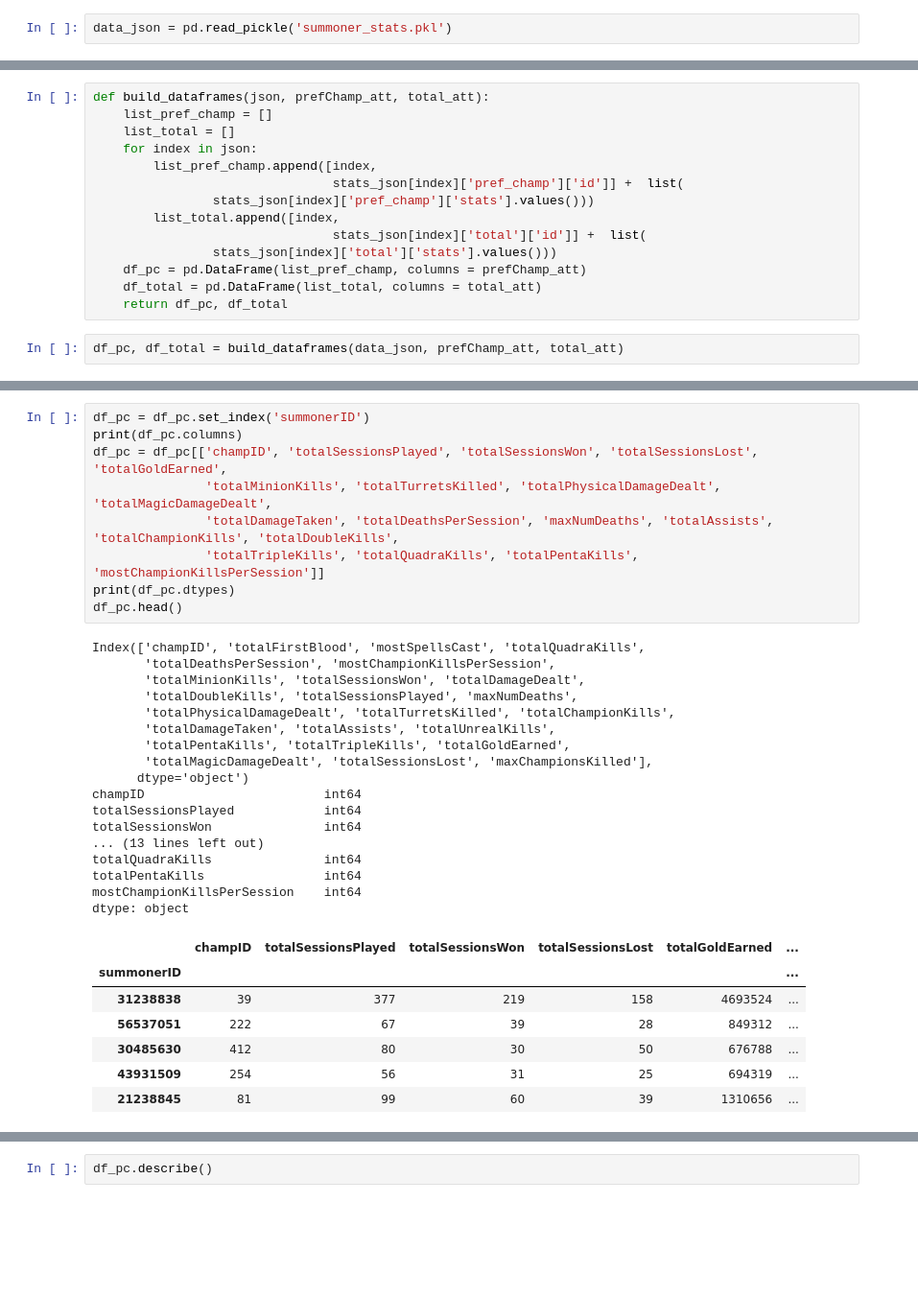
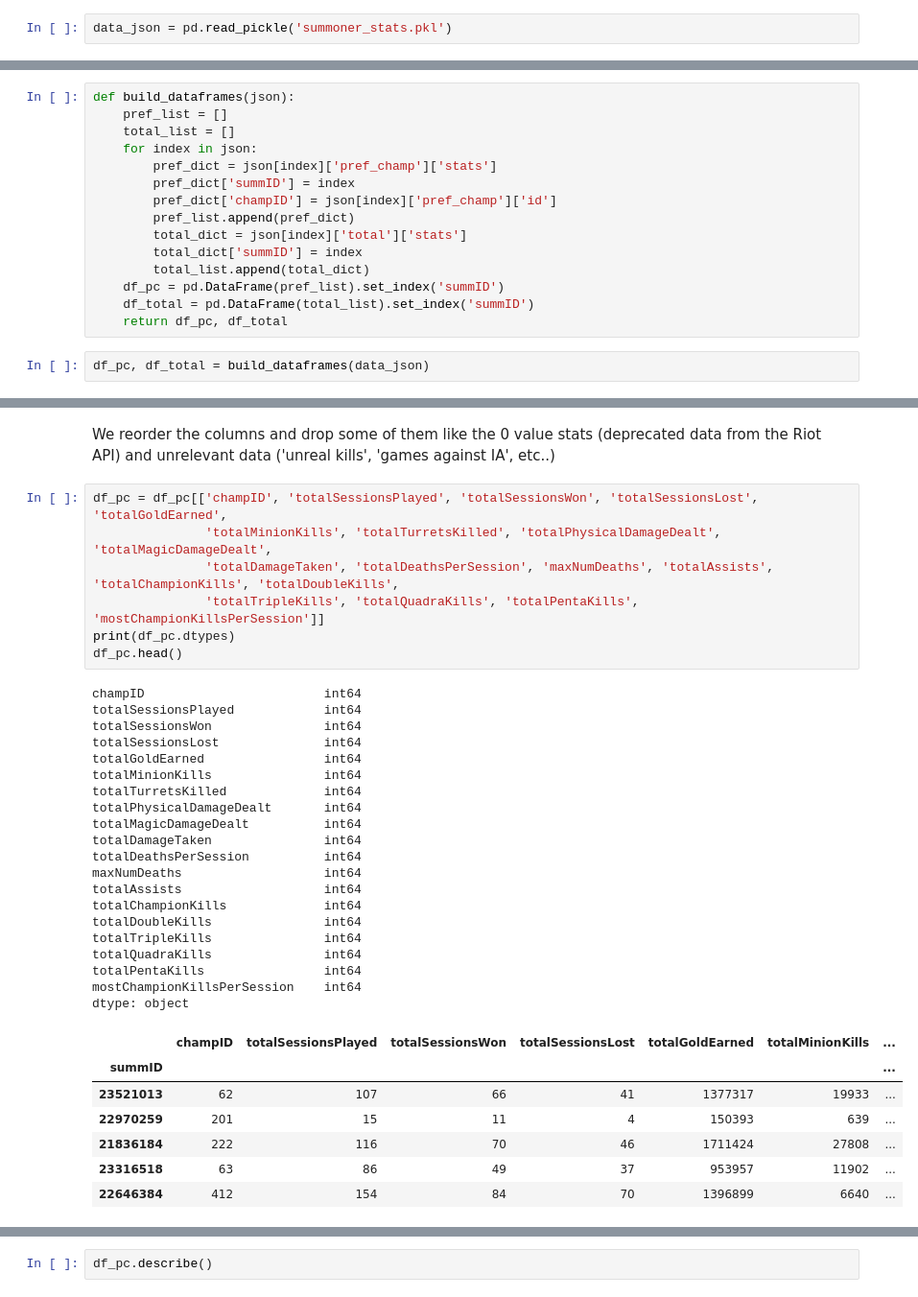
Before and after one commit to dmartr/ADA-Project, a Jupyter notebook: Data Analysis Notebook.ipynb, the cells around one changed output, grey strips where cells are left out. Shown at 96% size. Saved outputs shown, nothing was run; the diff lists cells and outputs as text; blank space fills up the shorter version.

```diff
--- a/Data Analysis Notebook.ipynb
+++ b/Data Analysis Notebook.ipynb
@@ -79,16 +14,17 @@ total_att = [
 # %%
-def build_dataframes(json, prefChamp_att, total_att):
-    list_pref_champ = []
-    list_total = []
+def build_dataframes(json):
+    pref_list = []
+    total_list = []
     for index in json:
-        list_pref_champ.append([index,
-                                stats_json[index]['pref_champ']['id']] +  list(
-                stats_json[index]['pref_champ']['stats'].values()))
-        list_total.append([index,
-                                stats_json[index]['total']['id']] +  list(
-                stats_json[index]['total']['stats'].values()))
-    df_pc = pd.DataFrame(list_pref_champ, columns = prefChamp_att)
-    df_total = pd.DataFrame(list_total, columns = total_att)
+        pref_dict = json[index]['pref_champ']['stats']
+        pref_dict['summID'] = index
+        pref_dict['champID'] = json[index]['pref_champ']['id']
+        pref_list.append(pref_dict)
+        total_dict = json[index]['total']['stats']
+        total_dict['summID'] = index
+        total_list.append(total_dict)
+    df_pc = pd.DataFrame(pref_list).set_index('summID')
+    df_total = pd.DataFrame(total_list).set_index('summID')
     return df_pc, df_total
 # %%
-df_pc, df_total = build_dataframes(data_json, prefChamp_att, total_att)
+df_pc, df_total = build_dataframes(data_json)
@@ -95,34 +54,37 @@ df_pc, df_total = build_dataframes(data_json, prefChamp_att, total_att)
+# %% [markdown]
+We reorder the columns and drop some of them like the 0 value stats (deprecated data from the Riot API) and unrelevant data ('unreal kills', 'games against IA', etc..)
 # %%
-df_pc = df_pc.set_index('summonerID')
-print(df_pc.columns)
 df_pc = df_pc[['champID', 'totalSessionsPlayed', 'totalSessionsWon', 'totalSessionsLost', 'totalGoldEarned',
                'totalMinionKills', 'totalTurretsKilled', 'totalPhysicalDamageDealt', 'totalMagicDamageDealt',
                'totalDamageTaken', 'totalDeathsPerSession', 'maxNumDeaths', 'totalAssists', 'totalChampionKills', 'totalDoubleKills',
                'totalTripleKills', 'totalQuadraKills', 'totalPentaKills', 'mostChampionKillsPerSession']]
 print(df_pc.dtypes)
 df_pc.head()
 # %% [output]
-Index(['champID', 'totalFirstBlood', 'mostSpellsCast', 'totalQuadraKills',
-       'totalDeathsPerSession', 'mostChampionKillsPerSession',
-       'totalMinionKills', 'totalSessionsWon', 'totalDamageDealt',
-       'totalDoubleKills', 'totalSessionsPlayed', 'maxNumDeaths',
-       'totalPhysicalDamageDealt', 'totalTurretsKilled', 'totalChampionKills',
-       'totalDamageTaken', 'totalAssists', 'totalUnrealKills',
-       'totalPentaKills', 'totalTripleKills', 'totalGoldEarned',
-       'totalMagicDamageDealt', 'totalSessionsLost', 'maxChampionsKilled'],
-      dtype='object')
 champID                        int64
 totalSessionsPlayed            int64
 totalSessionsWon               int64
-... (13 lines left out)
+totalSessionsLost              int64
+totalGoldEarned                int64
+totalMinionKills               int64
+totalTurretsKilled             int64
+totalPhysicalDamageDealt       int64
+totalMagicDamageDealt          int64
+totalDamageTaken               int64
+totalDeathsPerSession          int64
+maxNumDeaths                   int64
+totalAssists                   int64
+totalChampionKills             int64
+totalDoubleKills               int64
+totalTripleKills               int64
 totalQuadraKills               int64
 totalPentaKills                int64
 mostChampionKillsPerSession    int64
 dtype: object
-|  | champID | totalSessionsPlayed | totalSessionsWon | totalSessionsLost | totalGoldEarned | ... |
-| summonerID |  |  |  |  |  | ... |
-| 31238838 | 39 | 377 | 219 | 158 | 4693524 | ... |
-| 56537051 | 222 | 67 | 39 | 28 | 849312 | ... |
-| 30485630 | 412 | 80 | 30 | 50 | 676788 | ... |
-| 43931509 | 254 | 56 | 31 | 25 | 694319 | ... |
-| 21238845 | 81 | 99 | 60 | 39 | 1310656 | ... |
+|  | champID | totalSessionsPlayed | totalSessionsWon | totalSessionsLost | totalGoldEarned | totalMinionKills | ... |
+| summID |  |  |  |  |  |  | ... |
+| 23521013 | 62 | 107 | 66 | 41 | 1377317 | 19933 | ... |
+| 22970259 | 201 | 15 | 11 | 4 | 150393 | 639 | ... |
+| 21836184 | 222 | 116 | 70 | 46 | 1711424 | 27808 | ... |
+| 23316518 | 63 | 86 | 49 | 37 | 953957 | 11902 | ... |
+| 22646384 | 412 | 154 | 84 | 70 | 1396899 | 6640 | ... |
```
Also changed, not shown: parts of 25 cells of this notebook.
